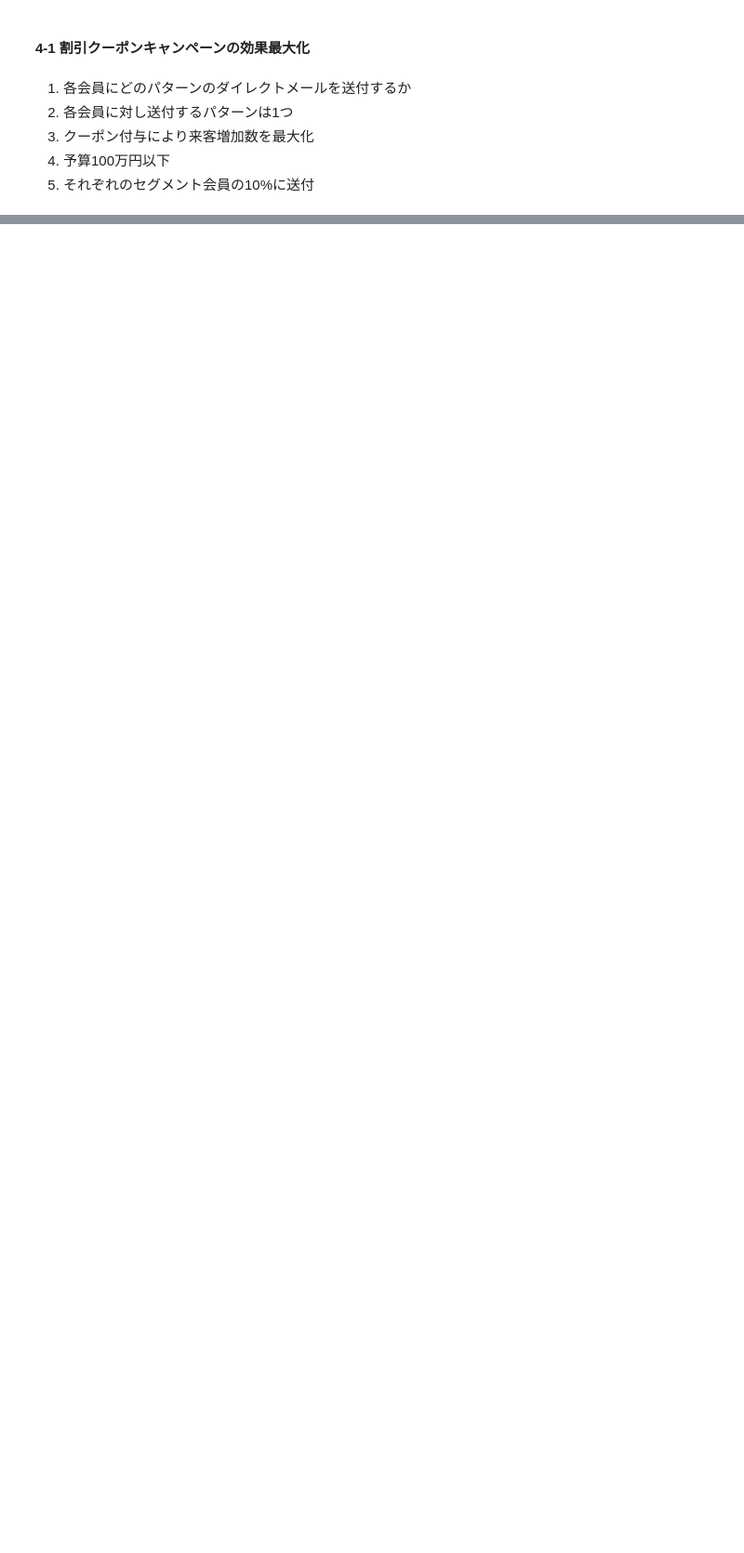
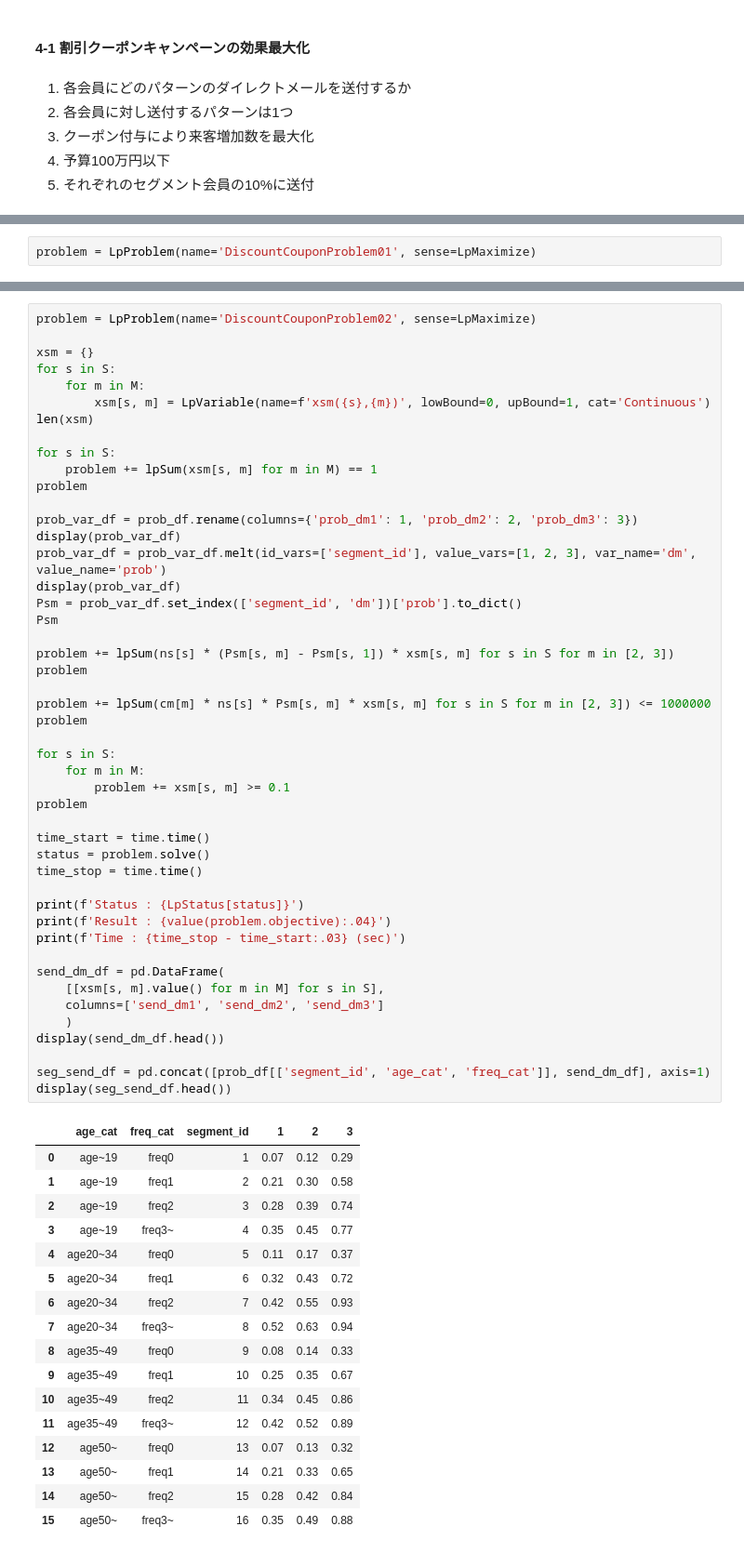
Before and after one commit to akmiccom/python_optimize, a Jupyter notebook: notebooks/chapter_04.ipynb, the cells around one changed output, grey strips where cells are left out. Shown at 93% size. Saved outputs shown, nothing was run; the diff lists cells and outputs as text; blank space fills up the shorter version.

```diff
--- a/notebooks/chapter_04.ipynb
+++ b/notebooks/chapter_04.ipynb
@@ -73,0 +90,2 @@ visit_probability_df
+# %%
+problem = LpProblem(name='DiscountCouponProblem01', sense=LpMaximize)
@@ -73,0 +213,65 @@ visit_probability_df
+# %%
+problem = LpProblem(name='DiscountCouponProblem02', sense=LpMaximize)
+
+xsm = {}
+for s in S:
+    for m in M:
+        xsm[s, m] = LpVariable(name=f'xsm({s},{m})', lowBound=0, upBound=1, cat='Continuous')
+len(xsm)
+
+for s in S:
+    problem += lpSum(xsm[s, m] for m in M) == 1
+problem
+
+prob_var_df = prob_df.rename(columns={'prob_dm1': 1, 'prob_dm2': 2, 'prob_dm3': 3})
+display(prob_var_df)
+prob_var_df = prob_var_df.melt(id_vars=['segment_id'], value_vars=[1, 2, 3], var_name='dm', value_name='prob')
+display(prob_var_df)
+Psm = prob_var_df.set_index(['segment_id', 'dm'])['prob'].to_dict()
+Psm
+
+problem += lpSum(ns[s] * (Psm[s, m] - Psm[s, 1]) * xsm[s, m] for s in S for m in [2, 3])
+problem
+
+problem += lpSum(cm[m] * ns[s] * Psm[s, m] * xsm[s, m] for s in S for m in [2, 3]) <= 1000000
+problem
+
+for s in S:
+    for m in M:
+        problem += xsm[s, m] >= 0.1
+problem
+
+time_start = time.time()
+status = problem.solve()
+time_stop = time.time()
+
+print(f'Status : {LpStatus[status]}')
+print(f'Result : {value(problem.objective):.04}')
+print(f'Time : {time_stop - time_start:.03} (sec)')
+
+send_dm_df = pd.DataFrame(
+    [[xsm[s, m].value() for m in M] for s in S],
+    columns=['send_dm1', 'send_dm2', 'send_dm3']
+    )
+display(send_dm_df.head())
+
+seg_send_df = pd.concat([prob_df[['segment_id', 'age_cat', 'freq_cat']], send_dm_df], axis=1)
+display(seg_send_df.head())
+# %% [output]
+|  | age_cat | freq_cat | segment_id | 1 | 2 | 3 |
+| 0 | age~19 | freq0 | 1 | 0.07 | 0.12 | 0.29 |
+| 1 | age~19 | freq1 | 2 | 0.21 | 0.30 | 0.58 |
+| 2 | age~19 | freq2 | 3 | 0.28 | 0.39 | 0.74 |
+| 3 | age~19 | freq3~ | 4 | 0.35 | 0.45 | 0.77 |
+| 4 | age20~34 | freq0 | 5 | 0.11 | 0.17 | 0.37 |
+| 5 | age20~34 | freq1 | 6 | 0.32 | 0.43 | 0.72 |
+| 6 | age20~34 | freq2 | 7 | 0.42 | 0.55 | 0.93 |
+| 7 | age20~34 | freq3~ | 8 | 0.52 | 0.63 | 0.94 |
+| 8 | age35~49 | freq0 | 9 | 0.08 | 0.14 | 0.33 |
+| 9 | age35~49 | freq1 | 10 | 0.25 | 0.35 | 0.67 |
+| 10 | age35~49 | freq2 | 11 | 0.34 | 0.45 | 0.86 |
+| 11 | age35~49 | freq3~ | 12 | 0.42 | 0.52 | 0.89 |
+| 12 | age50~ | freq0 | 13 | 0.07 | 0.13 | 0.32 |
+| 13 | age50~ | freq1 | 14 | 0.21 | 0.33 | 0.65 |
+| 14 | age50~ | freq2 | 15 | 0.28 | 0.42 | 0.84 |
+| 15 | age50~ | freq3~ | 16 | 0.35 | 0.49 | 0.88 |
```
Also changed, not shown: parts of 26 cells of this notebook, 3 other files.
